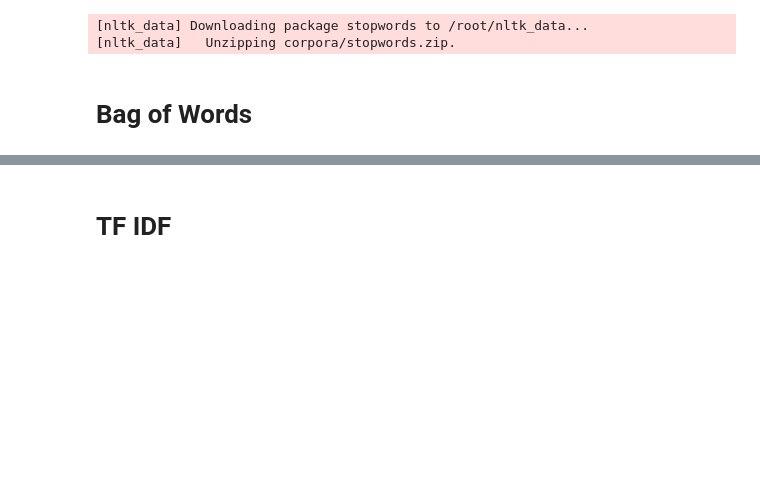
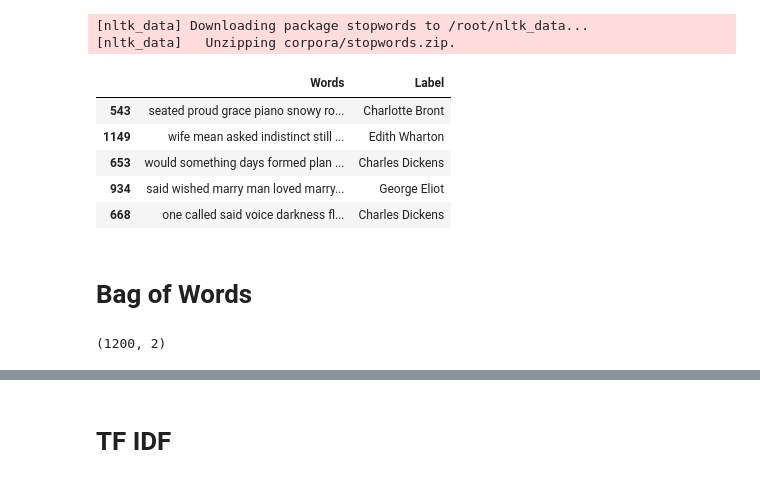
Before and after one commit to KapilM26/GNG5125, a Jupyter notebook: Assignment_1_DSA_final.ipynb, the cells around one changed output, grey strips where cells are left out. Saved outputs shown, nothing was run; the diff lists cells and outputs as text; code cells hidden in the pictures; blank space fills up the shorter version.

```diff
--- a/Assignment_1_DSA_final.ipynb
+++ b/Assignment_1_DSA_final.ipynb
@@ -126,7 +129,7 @@ all_partitions = []
 
 # for url, label in zip(book_urls, book_authors):
 for url in book_urls:
-    book_partitions = process_book(url, label)
+    book_partitions = process_book(url)
     all_partitions.extend(book_partitions)
 
 # Convert to DataFrame
@@ -135,11 +138,19 @@ partition_df = pd.DataFrame(all_partitions)
 # Serialize DataFrame to CSV
 partition_df.to_csv('book_partitions_cleaned.csv', index=False)
 
-partition_df = shuffle(df, random_state=69)
-partition_df
+partition_df = shuffle(partition_df, random_state=69)
 # %% [output]
 [nltk_data] Downloading package stopwords to /root/nltk_data...
 [nltk_data]   Unzipping corpora/stopwords.zip.
+# %%
+partition_df.head()
+# %% [output]
+|  | Words | Label |
+| 543 | seated proud grace piano snowy ro... | Charlotte Bront |
+| 1149 | wife mean asked indistinct still ... | Edith Wharton |
+| 653 | would something days formed plan ... | Charles Dickens |
+| 934 | said wished marry man loved marry... | George Eliot |
+| 668 | one called said voice darkness fl... | Charles Dickens |
 # %% [markdown]
 # Bag of Words
 # %%
@@ -185,6 +196,10 @@ model_names = [
     "AdaBoostClassifier",
     "XGBClassifier",
 ]
+# %%
+partition_df.shape
+# %% [output]
+(1200, 2)
 # %%
 from sklearn.model_selection import KFold
 from sklearn.preprocessing import OneHotEncoder
```
Also changed, not shown: parts of 6 cells of this notebook, 1 other file.
